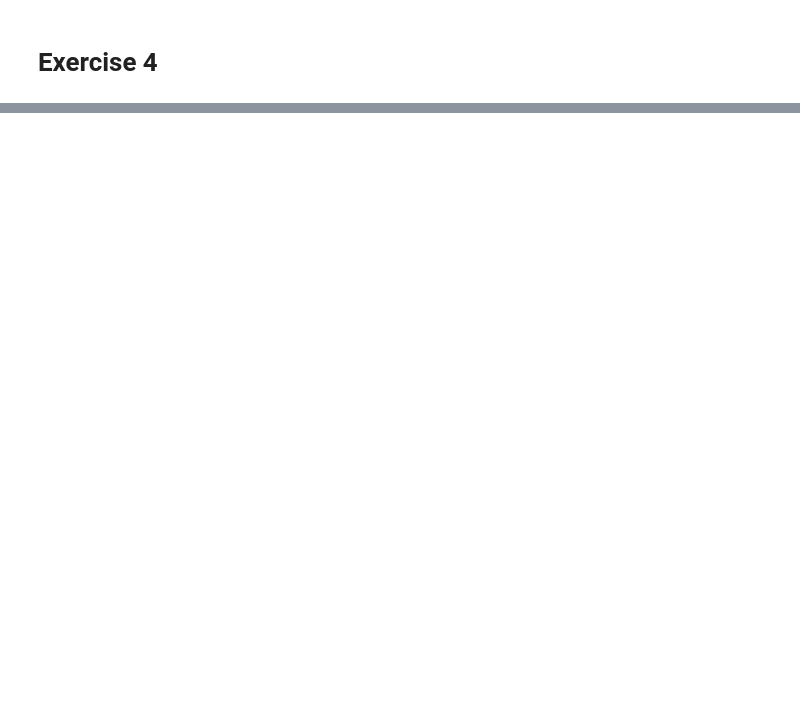
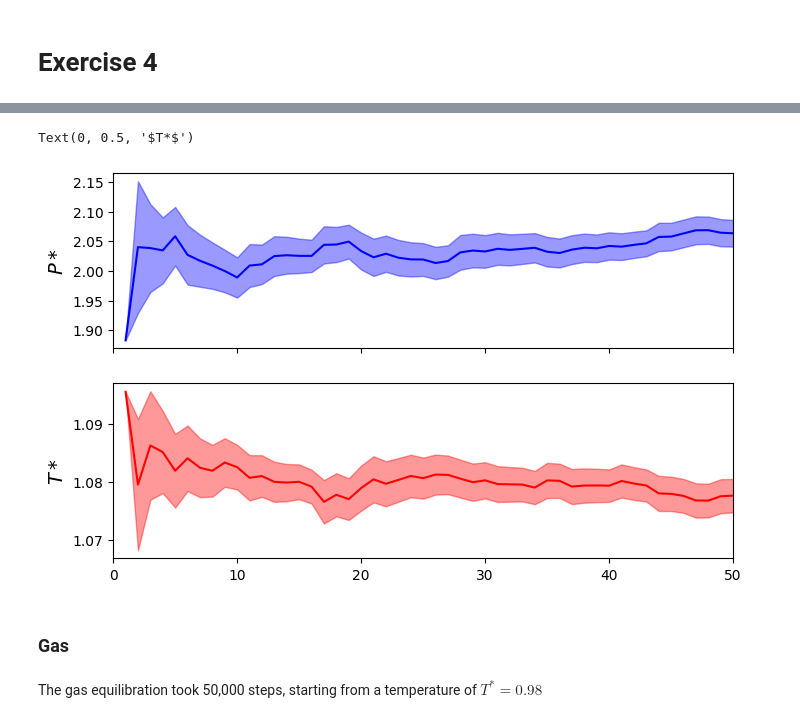
Before and after one commit to Giac97/Simulazione-Numerica, a Jupyter notebook: notebooks/Exercise 4/Exercise 4 - Analysis.ipynb, the cells around one changed output, grey strips where cells are left out. Saved outputs shown, nothing was run; the diff lists cells and outputs as text; code cells hidden in the pictures; blank space fills up the shorter version.

```diff
--- a/notebooks/Exercise 4/Exercise 4 - Analysis.ipynb
+++ b/notebooks/Exercise 4/Exercise 4 - Analysis.ipynb
@@ -19,0 +101,18 @@ plt.errorbar(block, press_solid, err_press_solid, color = "k", elinewidth = 1,li
+# %%
+fig, axs = plt.subplots(2, sharex = True, figsize = (8, 5))
+axs[0].plot(blck, pressblck, c = "b")
+axs[0].fill_between(blck, pressblck-presserr, pressblck+presserr, alpha = 0.4, edgecolor ="b", facecolor = "b")
+axs[0].set_xlim((0,50))
+axs[0].set_ylabel(r"$P*$", fontsize = 14)
+
+axs[1].plot(blck, tempblck, c = "r")
+axs[1].fill_between(blck, tempblck-temperr, tempblck+temperr, alpha = 0.4, edgecolor ="r", facecolor = "r")
+axs[1].set_xlim((0,50))
+axs[1].set_ylabel(r"$T*$", fontsize = 14)
+# %% [output]
+Text(0, 0.5, '$T*$')
+[figure, added]
+# %% [markdown]
+### Gas
+# %% [markdown]
+The gas equilibration took 50,000 steps, starting from a temperature of $T^* = 0.98$
```
Also changed, not shown: parts of 19 cells of this notebook.
